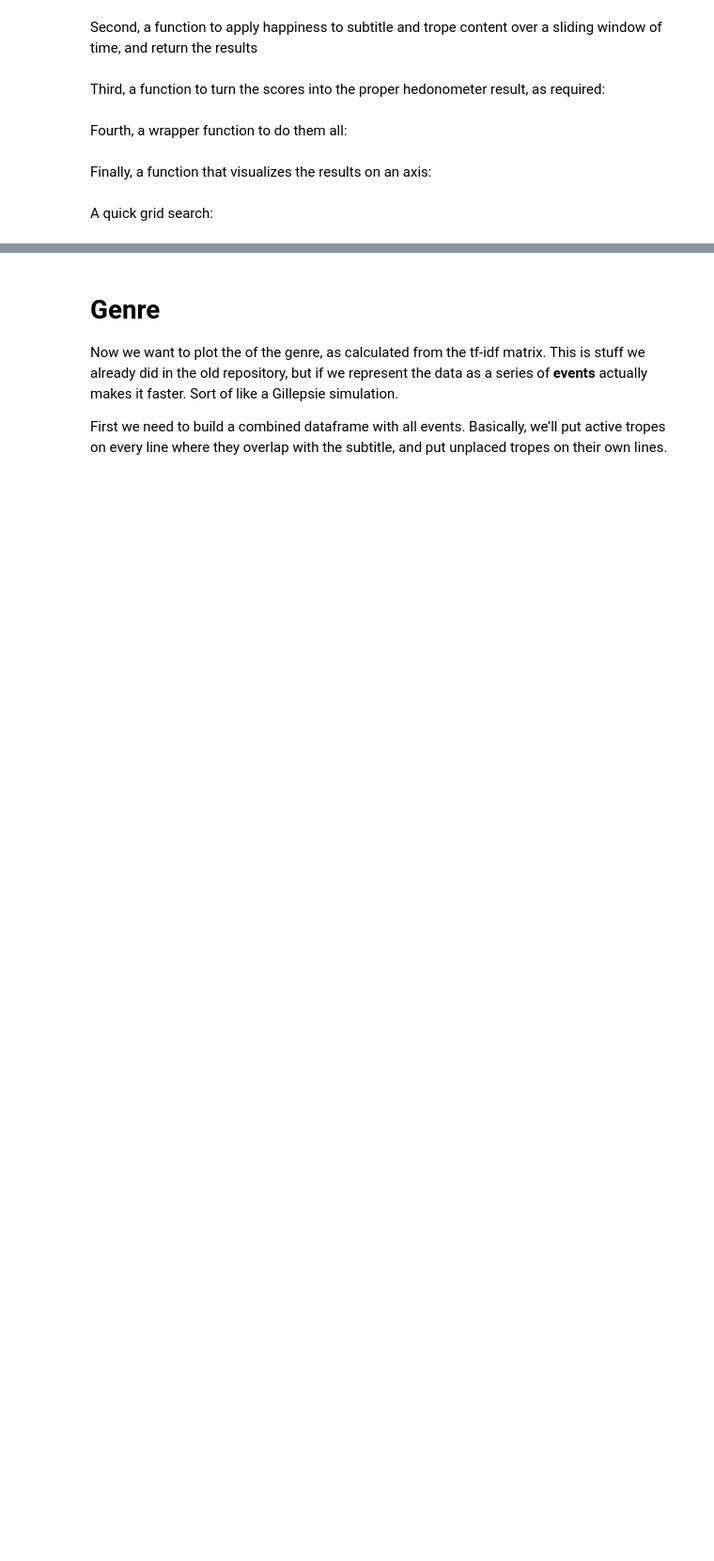
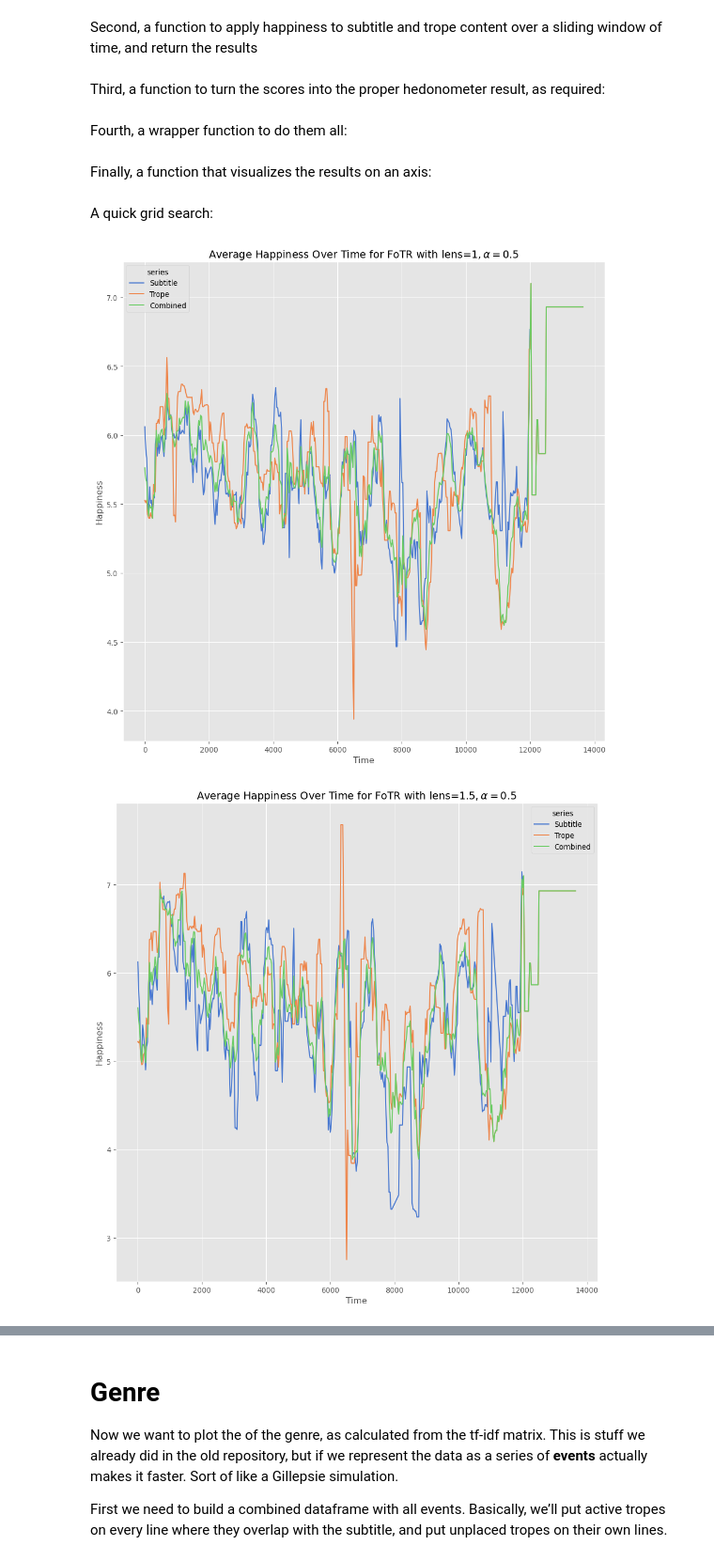
Before and after one commit to FWJK1/Trope-O-Grams, a Jupyter notebook: docs/Quarto/foTR.ipynb, the cells around one changed output, grey strips where cells are left out. Shown at 94% size. Cells and saved outputs as stored; diff of their text form; code cells hidden in the pictures; blank space fills up the shorter version.

```diff
--- a/docs/Quarto/foTR.ipynb
+++ b/docs/Quarto/foTR.ipynb
@@ -276,8 +276,11 @@ def plot_hedonometer(subs, tropes, lens_size, alpha, movie, ax=None):
 # %% [markdown]
 A quick grid search:
 # %%
-# alphas = [0.5, 0.75, 1]
-# lens_sizes = [1, 1.5]
+alphas = [0.5, 0.75, 1]
+lens_sizes = [1, 1.5]
 
-# for alpha, lens_size in product(alphas, lens_sizes):
-#     plot_hedonometer(subtitle_df, trope_df, lens_size, alpha, movie_title)
+for alpha, lens_size in product(alphas, lens_sizes):
+    plot_hedonometer(subtitle_df, trope_df, lens_size, alpha, movie_title)
+# %% [output]
+[figure, added]
+[figure, added]
```
Also changed, not shown: parts of 6 cells of this notebook, 34 other files.
